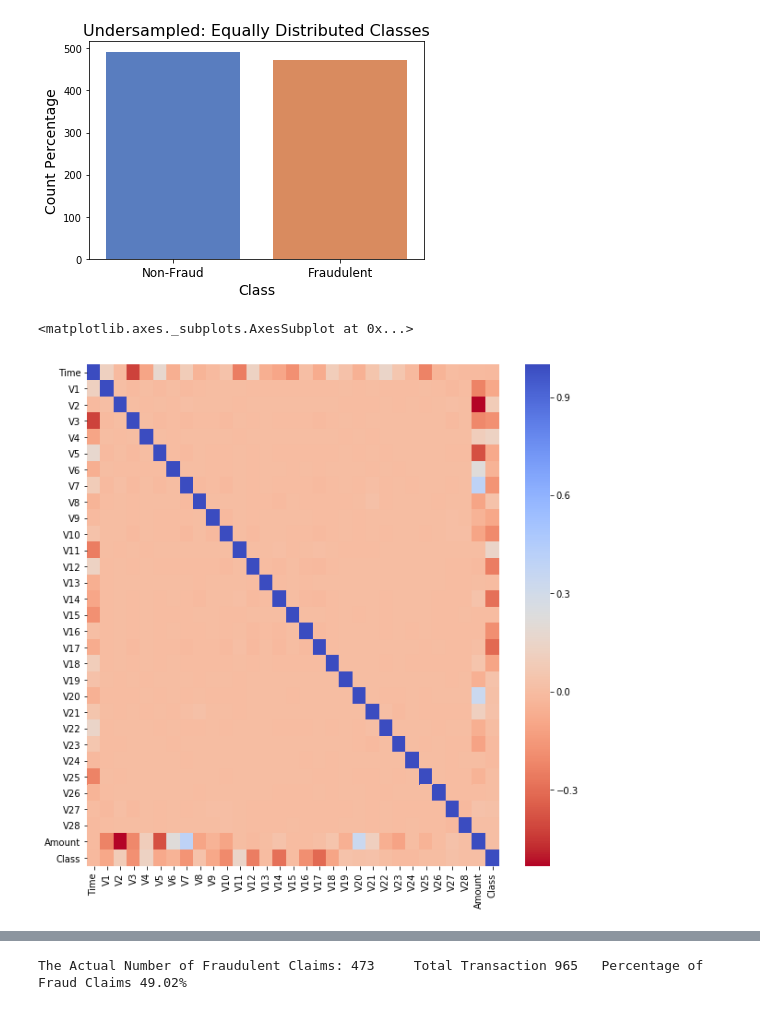
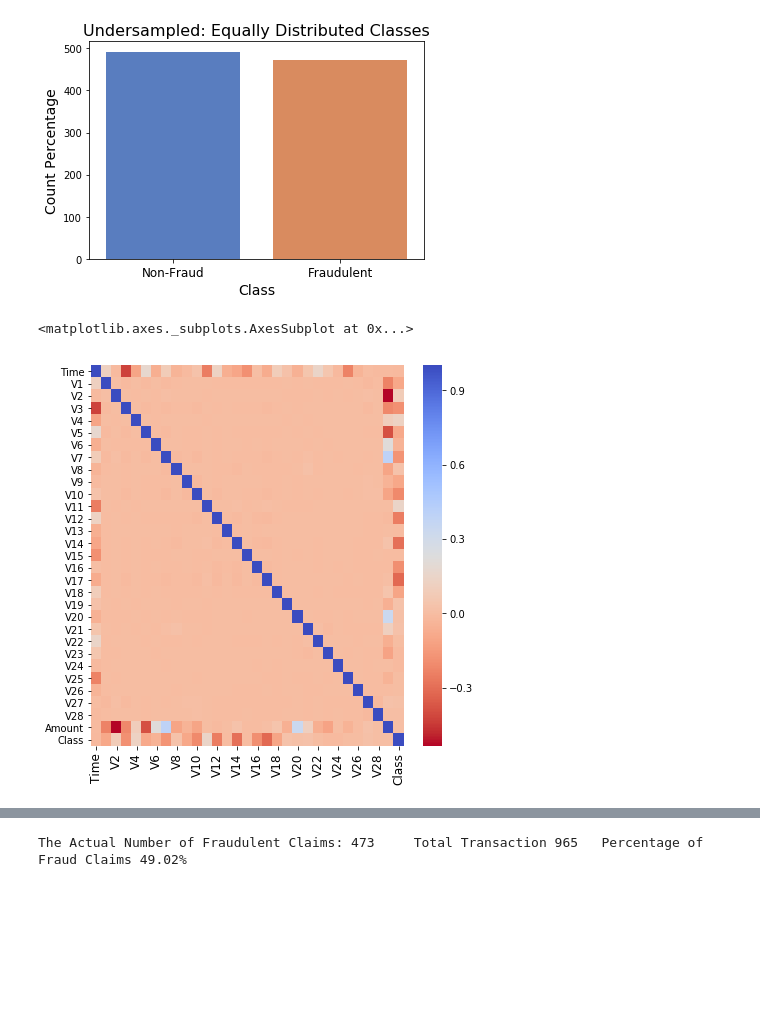
Before and after one commit to marekbrzo/creditCardFraudulent, a Jupyter notebook: projectMain.ipynb, the cells around one changed output, grey strips where cells are left out. Saved outputs shown, nothing was run; the diff lists cells and outputs as text; code cells hidden in the pictures; blank space fills up the shorter version.

```diff
--- a/projectMain.ipynb
+++ b/projectMain.ipynb
@@ -210,12 +217,12 @@ new_data['Amount']=RobustScaler().fit_transform(new_data['Amount'].values.reshap
 new_data['Time']=RobustScaler().fit_transform(new_data['Time'].values.reshape(-1,1))
 # %%
 from pylab import rcParams
-rcParams['figure.figsize'] = 10, 10
+rcParams['figure.figsize'] = 7, 7
 sub_sample_corr = data.corr()
 sns.heatmap(sub_sample_corr, cmap='coolwarm_r', annot_kws={'size':20})
 # %% [output]
 <matplotlib.axes._subplots.AxesSubplot at 0x...>
-[figure, old version]
+[figure, new version]
 # %%
 sub_sample_corr = new_data.corr()
 sns.heatmap(sub_sample_corr, cmap='coolwarm_r', annot_kws={'size':20})
```
Also changed, not shown: parts of 16 cells of this notebook, 1 other file.
